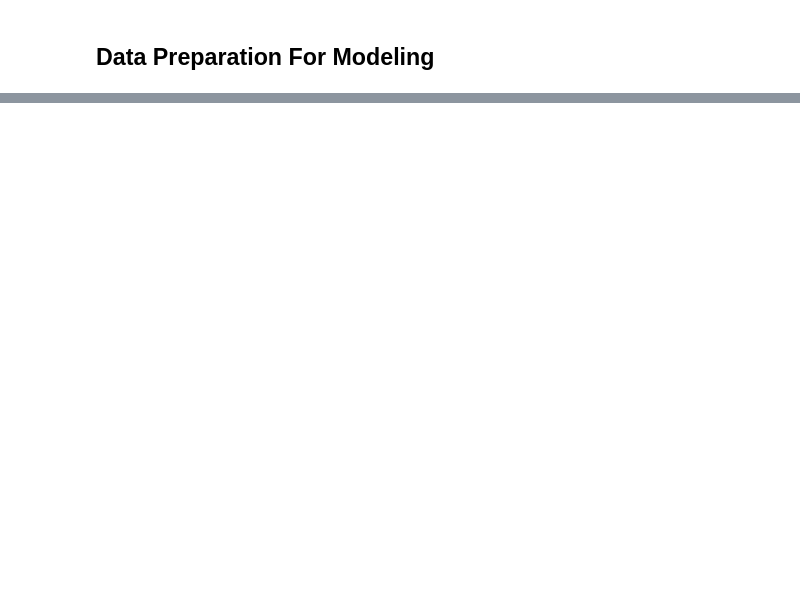
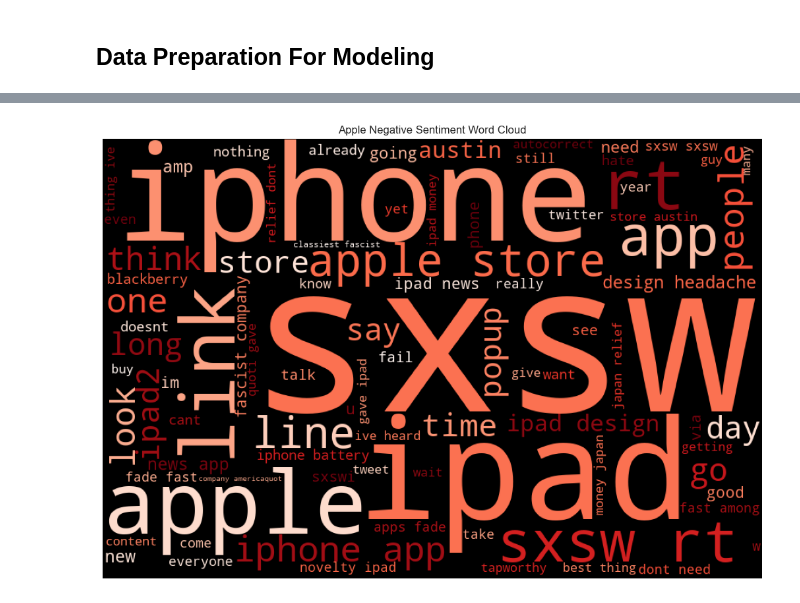
Before and after one commit to Bywani/AG_Sentiment_Analysis, a Jupyter notebook: Apple-Google Sentiment Analyzer.ipynb, the cells around one changed output, grey strips where cells are left out. Saved outputs shown, nothing was run; the diff lists cells and outputs as text; code cells hidden in the pictures; blank space fills up the shorter version.

```diff
--- a/Apple-Google Sentiment Analyzer.ipynb
+++ b/Apple-Google Sentiment Analyzer.ipynb
@@ -501,0 +517,28 @@ plt.show()
+# %%
+# Remove mentions from the Tweets column using lambda and re'
+df['Tweets'] = df['Tweets'].apply(lambda x: re.sub(r'@\w+', '', x))
+# %%
+# Remove punctuations from the Tweets column using lambda and re'
+df['Tweets'] = df['Tweets'].apply(lambda x: re.sub(r'[^\w\s]', '', x))
+# %%
+# Remove stopwords from the Tweets column using lambda
+stop_words = set(stopwords.words('english'))
+df['Tweets'] = df['Tweets'].apply(lambda x: ' '.join(word for word in x.split() if word not in stop_words))
+# %%
+# Lemmatize the Tweets column to reduce every word to its base form
+lemmatizer = WordNetLemmatizer()
+
+# Define a function to lemmatize a list of words
+def lemmatize_words(words):
+    lemmatized_words = [lemmatizer.lemmatize(word) for word in words]
+    return lemmatized_words
+
+# Split the Tweets column into individual tokens and apply lemmatization to each token
+df['Tweets'] = df['Tweets'].apply(lambda x: x.split())
+df['Tweets'] = df['Tweets'].apply(lemmatize_words)
+
+# Print out the original words and their lemmatized versions
+for i, row in df.head().iterrows():
+    print('Original words:', row['Tweets'])
+    print('Lemmatized words:', lemmatize_words(row['Tweets']))
+    print()
@@ -501,0 +560,17 @@ plt.show()
+# %%
+apple_neg_tweets = df[(df['Company']=='Apple') & (df['Sentiment']=='Negative')]['Tweets'].tolist()
+
+# Join all tweets together into a single string
+apple_neg_words = ' '.join([tweet for sublist in apple_neg_tweets for tweet in sublist])
+
+# Create a word cloud for negative sentiment words for Apple
+wordcloud = WordCloud(width = 900, height = 600, background_color ='Black', min_font_size = 10,
+                      colormap = 'Reds').generate(apple_neg_words)
+plt.figure(figsize = (10, 8), facecolor = None)
+plt.imshow(wordcloud)
+plt.axis("off")
+plt.tight_layout(pad = 0)
+plt.title("Apple Negative Sentiment Word Cloud")
+plt.show()
+# %% [output]
+[figure, added]
```
Also changed, not shown: parts of 14 cells of this notebook.
